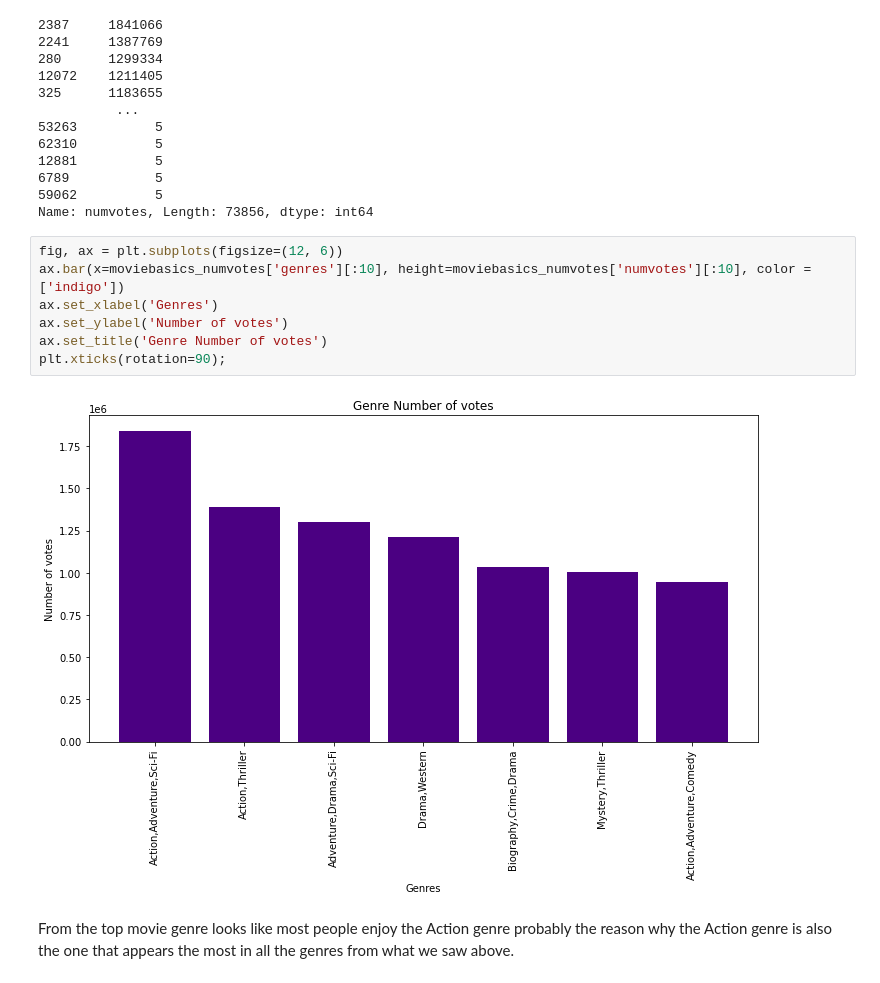
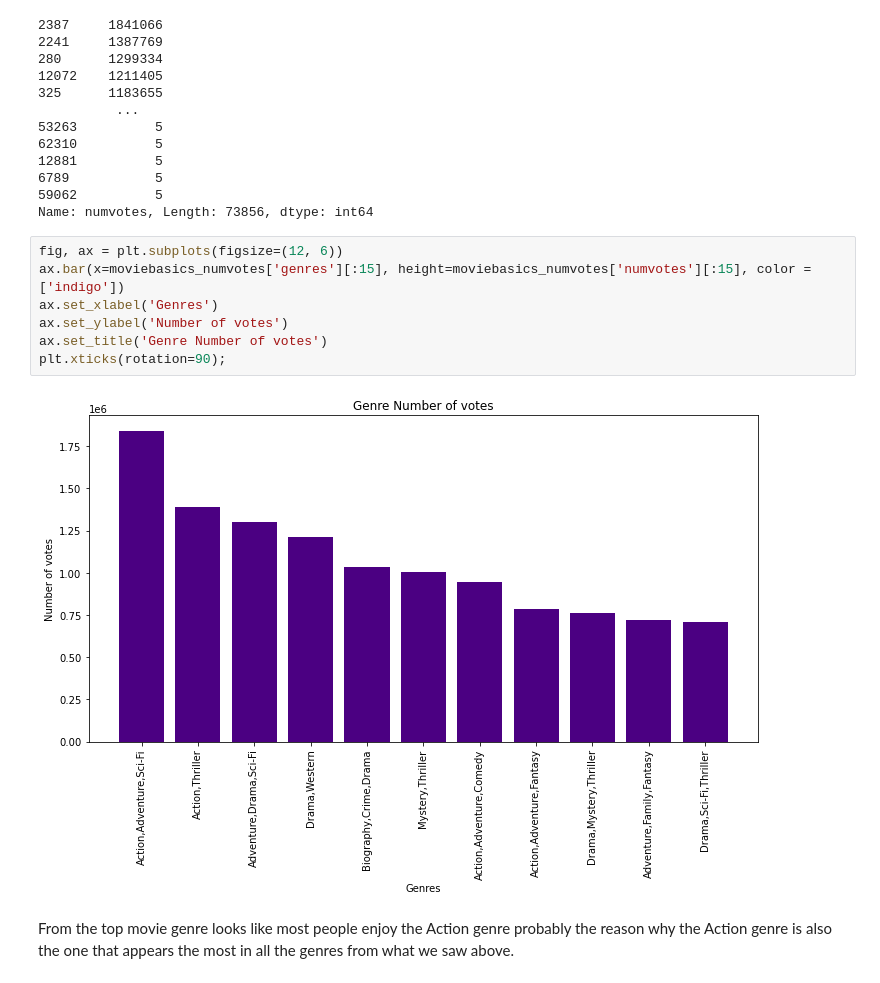
Before and after one commit to CrystalW123/dsc-phase-1-project-v2-4, a Jupyter notebook: student.ipynb, the cells around one changed output. Drawn from its saved outputs; the diff is of its cells as text.

```diff
--- a/student.ipynb
+++ b/student.ipynb
@@ -1322,12 +1351,12 @@ moviebasics_numvotes['numvotes']
 Name: numvotes, Length: 73856, dtype: int64
 # %%
 fig, ax = plt.subplots(figsize=(12, 6))
-ax.bar(x=moviebasics_numvotes['genres'][:10], height=moviebasics_numvotes['numvotes'][:10], color = ['indigo'])
+ax.bar(x=moviebasics_numvotes['genres'][:15], height=moviebasics_numvotes['numvotes'][:15], color = ['indigo'])
 ax.set_xlabel('Genres')
 ax.set_ylabel('Number of votes')
 ax.set_title('Genre Number of votes')
 plt.xticks(rotation=90);
 # %% [output]
-[figure, old version]
+[figure, new version]
 # %% [markdown]
 From the top movie genre looks like most people enjoy the Action genre probably the reason why the Action genre is also the one that appears the most in all the genres from what we saw above.
```
Also changed, not shown: parts of 15 cells of this notebook, 1 other file.
